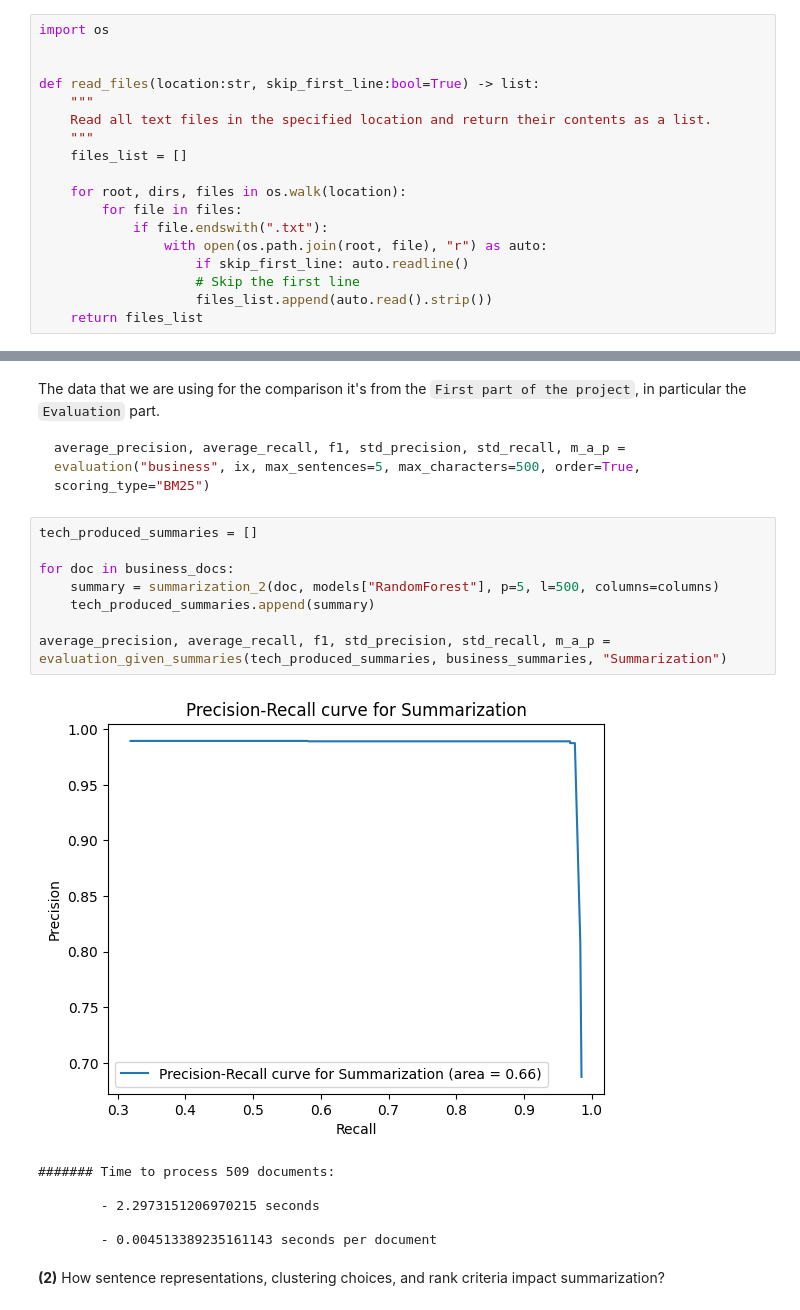
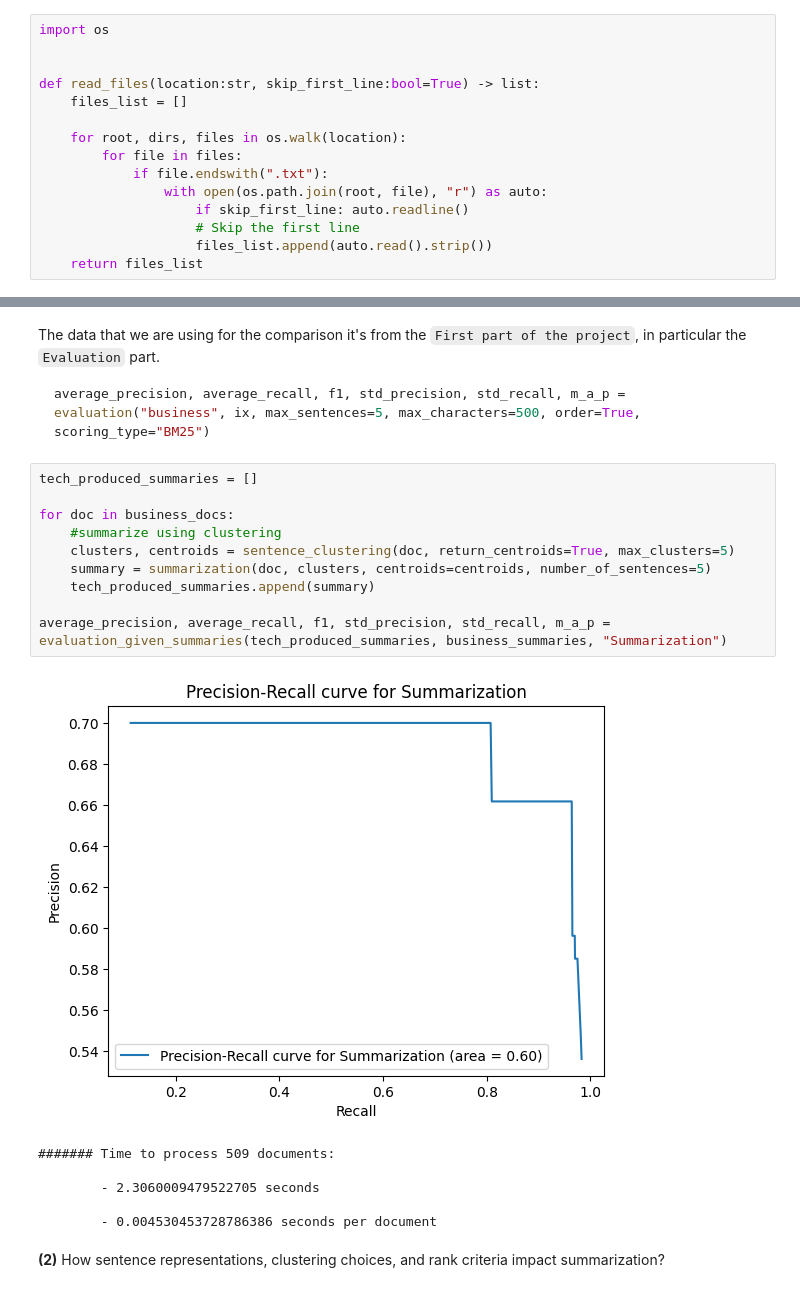
Before and after one commit to danieleavolio/Information-Processing-and-Retrieval, a Jupyter notebook: Project2/Code/G08_P2_notebook.ipynb, the cells around one changed output, grey strips where cells are left out. Saved outputs shown, nothing was run; the diff lists cells and outputs as text.

```diff
--- a/Project2/Code/G08_P2_notebook.ipynb
+++ b/Project2/Code/G08_P2_notebook.ipynb
@@ -37,9 +37,6 @@ import os
 
 
 def read_files(location:str, skip_first_line:bool=True) -> list:
-    """
-    Read all text files in the specified location and return their contents as a list.
-    """
     files_list = []
 
     for root, dirs, files in os.walk(location):
@@ -1340,18 +1337,20 @@ average_precision, average_recall, f1, std_precision, std_recall, m_a_p = evalua
 # %%
 tech_produced_summaries = []
 
 for doc in business_docs:
-    summary = summarization_2(doc, models["RandomForest"], p=5, l=500, columns=columns)
+    #summarize using clustering
+    clusters, centroids = sentence_clustering(doc, return_centroids=True, max_clusters=5)
+    summary = summarization(doc, clusters, centroids=centroids, number_of_sentences=5)
     tech_produced_summaries.append(summary)
 
 average_precision, average_recall, f1, std_precision, std_recall, m_a_p = evaluation_given_summaries(tech_produced_summaries, business_summaries, "Summarization")
 # %% [output]
-[figure, old version]
+[figure, new version]
 ####### Time to process 509 documents:
 
-        - 2.2973151206970215 seconds
+        - 2.3060009479522705 seconds
 
-        - 0.004513389235161143 seconds per document
+        - 0.004530453728786386 seconds per document
 # %% [markdown]
 **(2)** How sentence representations, clustering choices, and rank criteria impact summarization?
 # %% [markdown]
```
Also changed, not shown: parts of 3 cells of this notebook, 10 other files.
